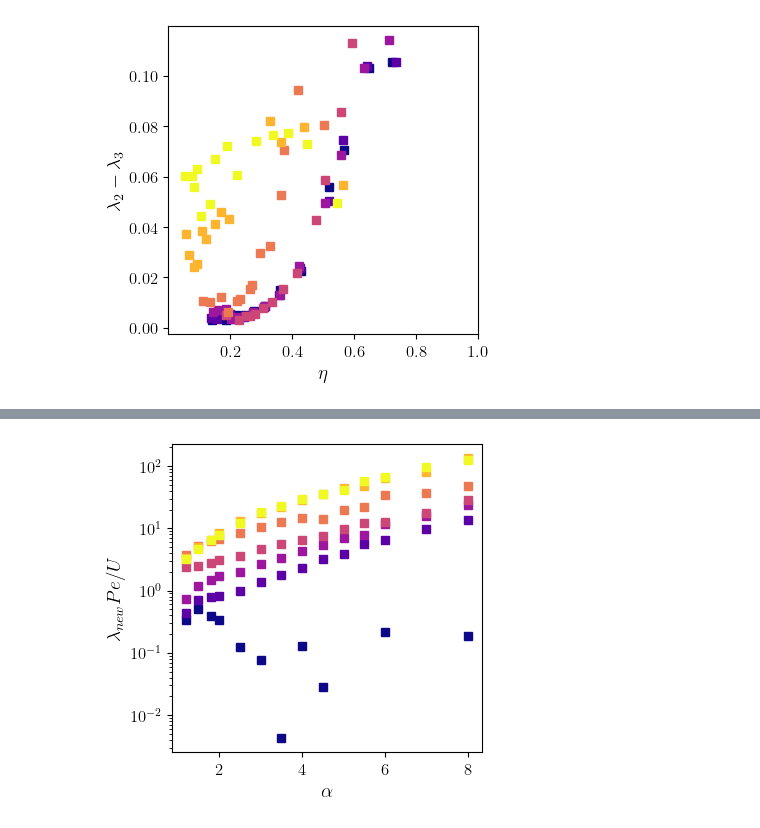
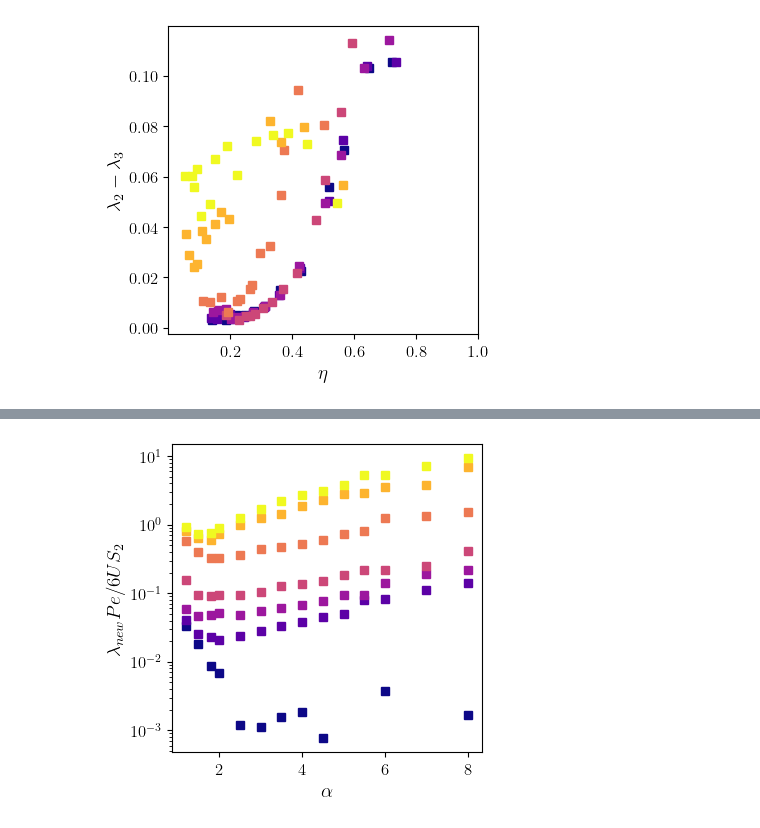
Before and after one commit to JBil8/Data_processing_orientations, a Jupyter notebook: maier_3d.ipynb, the cells around one changed output, grey strips where cells are left out. Saved outputs shown, nothing was run; the diff lists cells and outputs as text; code cells hidden in the pictures.

```diff
--- a/maier_3d.ipynb
+++ b/maier_3d.ipynb
@@ -872,9 +919,12 @@ colors_cof = [cmap(i / (len(cofs) - 1)) for i in range(len(cofs))]
 n_plots = len(alpha_indexs)
 fig, ax = plt.subplots(1, n_plots, figsize=(4*n_plots, 4), sharey=True)
 
+
 for i, alpha_index in enumerate(alpha_indexs):
     for i_cof, cof_val in enumerate(cofs): #(cofs):
         # remove trailing zeros to arrays
+        i_cof = cofs.index(cof_val)
+
         t = times[i_cof, 0, alpha_index, :]
         corr = oacf[i_cof, 0, alpha_index, :]
 
@@ -934,21 +983,0 @@ fig.savefig(f"Pe_vs_alpha_I_{I}.png", dpi=300, bbox_inches='tight')
-# %%
-# plot pe against biaxiality
-cmap = plt.cm.plasma
-colors_cof = [cmap(i / (len(cofs) - 1)) for i in range(len(cofs))]
-
-fig, ax = plt.subplots(1, 1, figsize=(4, 4))
-for i_cof, cof_val in enumerate(cofs):
-    Pe =  shear_rates[i_cof, 0, :] / (D_r[i_cof, 0, :]) / (4/3*U_fitted[i_cof, 0, :])
-    ax.plot(
-        Pe,
-        biaxiality[i_cof, 0, :],
-        's',
-        label=f"{cof_val}",
-        color=colors_cof[i_cof]
-    )
-
-ax.set_ylabel("$\\lambda_2 - \\lambda_3$")
-ax.set_xlabel("$Pe/U$")
-ax.set_xscale('log')
-ax.set_yscale('log')
-ax.grid(True)
@@ -1051,15 +1077,17 @@ for i_cof, cof_val in enumerate(cofs):
     Pe /= nematic_parameter[i_cof, 0, :]
     ax.plot(
         aspect_ratios,
-        Pe/(4*U_fitted[i_cof, 0, :]),  # factor 3 accounts for the use of cos(2*theta) instead of P_2(cos(theta))
+        Pe/(6*U_fitted[i_cof, 0, :]),  # factor 3 accounts for the use of cos(2*theta) instead of P_2(cos(theta))
         's',
         label=f"{cof_val}",
         color=colors_cof[i_cof]
     )
 # ax.set_xlabel(f"$\\alpha$")
 ax.set_xlabel("$\\alpha$")
-ax.set_ylabel("$\\lambda_{new} Pe/3U S_2$")
+ax.set_ylabel("$\\lambda_{new} Pe/ 6 U S_2$")
 ax.set_yscale('log')
+# plt.legend(loc='best')
+# ax.set_xscale('log')
 # ax.set_ylim(0, 100)
 fig.savefig(f"Pe_screened_vs_alpha_I_{I}.png", dpi=300, bbox_inches='tight')
 # %% [output]
@@ -1067,26 +1194,25 @@ fig.savefig(f"Pe_screened_vs_alpha_I_{I}.png", dpi=300, bbox_inches='tight')
 # %%
-map = plt.cm.plasma
+cmap = plt.cm.plasma
 colors_cof = [cmap(i / (len(cofs) - 1)) for i in range(len(cofs))]
 
 # plot the Peclet number with the measured D_rn
 fig, ax = plt.subplots(1, 1, figsize=(4, 4))
 beta = (aspect_ratios**2 - 1) / (aspect_ratios**2 + 1)
 for i_cof, cof_val in enumerate(cofs):
-    Pe = shear_rates[i_cof, 0, :] / (D_r[i_cof, 0, :]) * screening_omega[i_cof, 0, :]
-    shear_at_amgle = beta* np.sin(2 *theta_d[i_cof, 0, :])
-
+    Pe = shear_rates[i_cof, 0, :] / (D_r[i_cof, 0, :]) * ratio_omega[i_cof, 0, :]
+    shear_at_angle = beta* np.sin(2 *theta_d[i_cof, 0, :])
+    Pe /= nematic_parameter[i_cof, 0, :]
     ax.plot(
         aspect_ratios,
-        Pe,  # factor 3 accounts for the use of cos(2*theta) instead of P_2(cos(theta))
+        Pe/(6*U_fitted[i_cof, 0, :]),  # factor 3 accounts for the use of cos(2*theta) instead of P_2(cos(theta))
         's',
         label=f"{cof_val}",
         color=colors_cof[i_cof]
     )
 # ax.set_xlabel(f"$\\alpha$")
 ax.set_xlabel("$\\alpha$")
-ax.set_ylabel("$\\lambda_{new} Pe/U$")
+ax.set_ylabel("$\\lambda_{new} Pe/ 6 U S_2$")
 ax.set_yscale('log')
-# ax.set_ylim(0, 100)
-fig.savefig(f"Pe_screened_vs_alpha_I_{I}.png", dpi=300, bbox_inches='tight')
+# fig.savefig(f"Pe_screened_vs_alpha_I_{I}.png", dpi=300, bbox_inches='tight')
 # %% [output]
-[figure, old version]
+[figure, new version]
```
Also changed, not shown: parts of 19 cells of this notebook, 2 other files.
